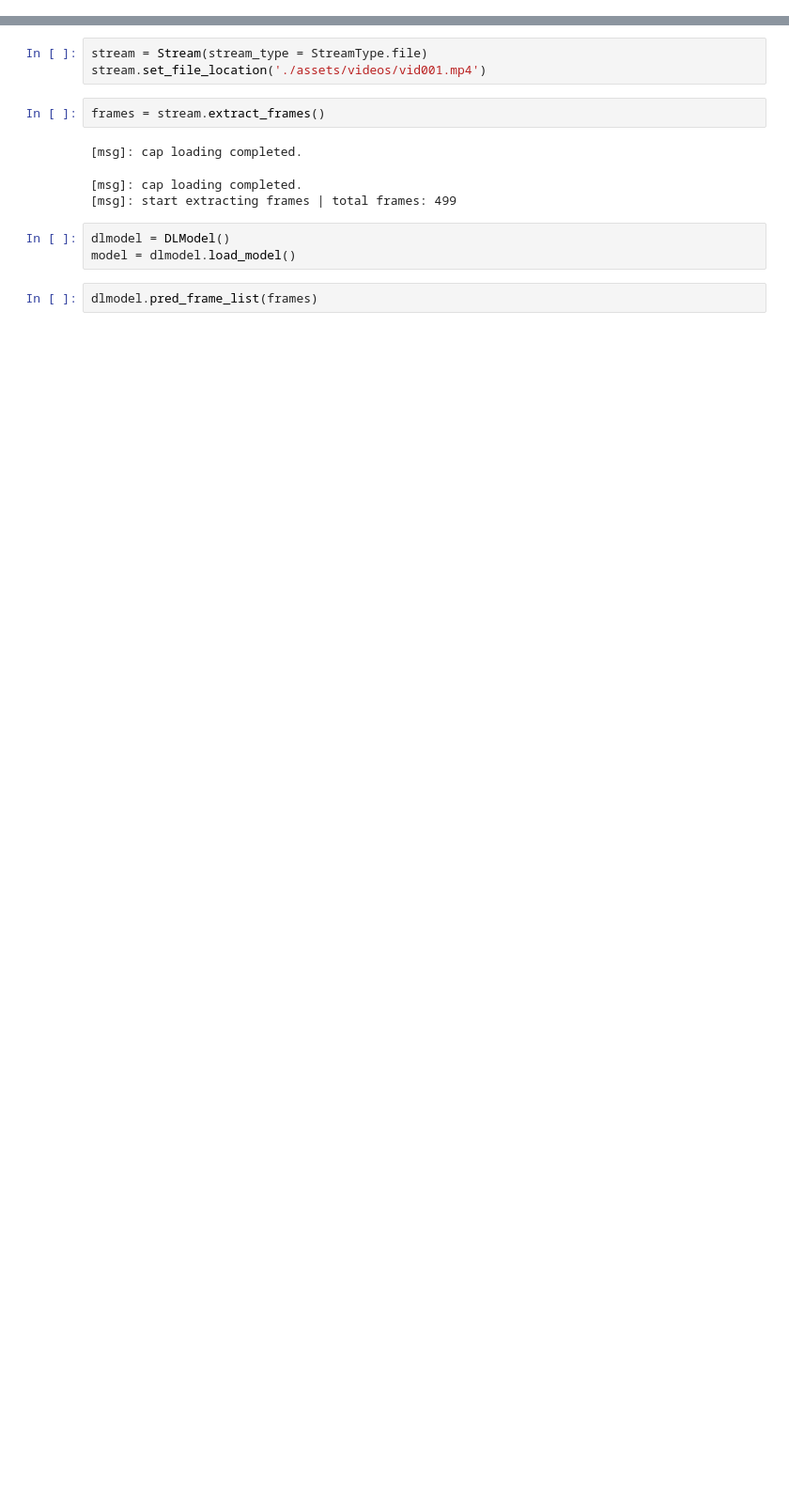
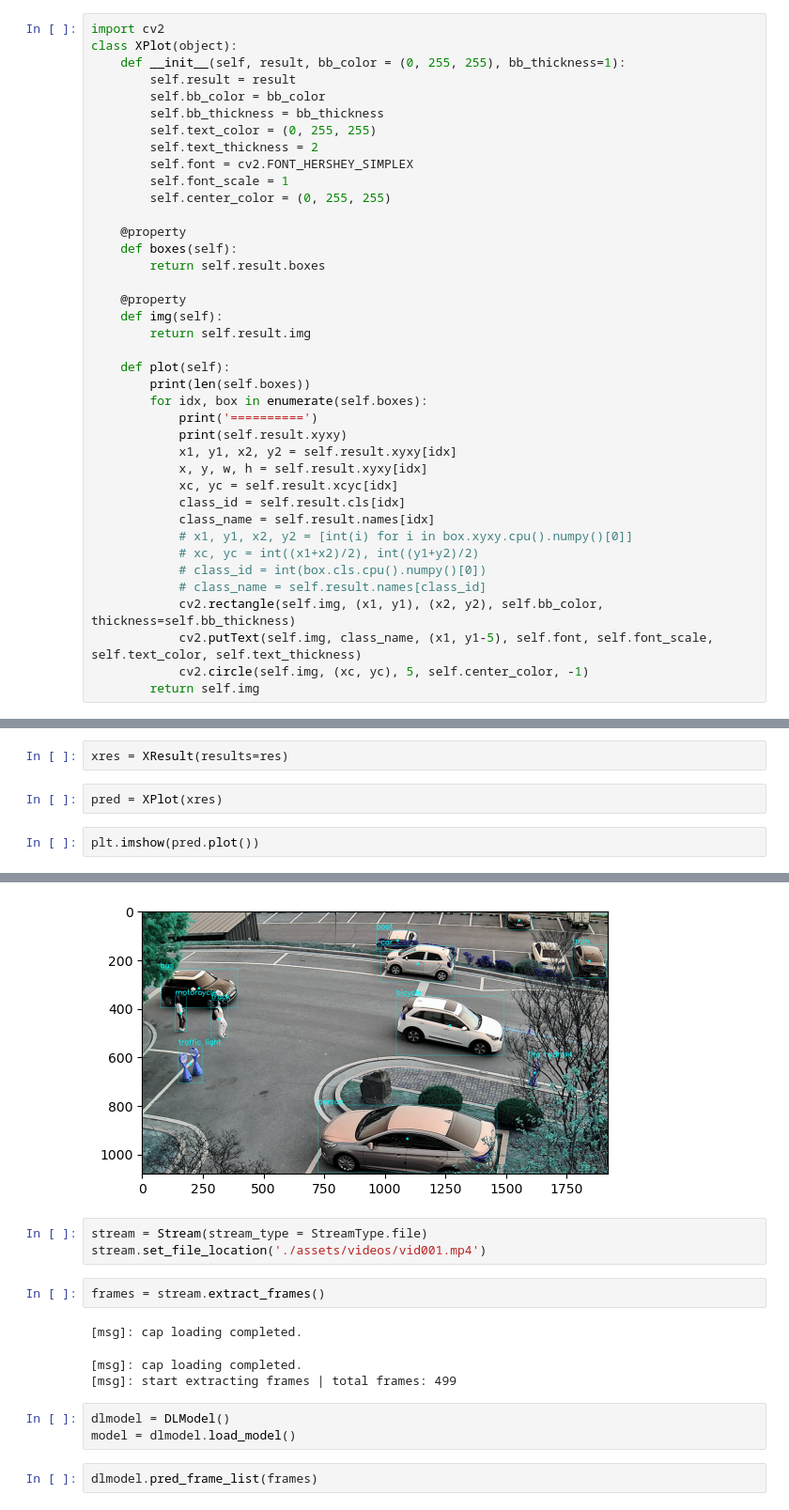
Before and after one commit to Lab-s-Project/cv_thesis_repo, a Jupyter notebook: Untitled.ipynb, the cells around one changed output, grey strips where cells are left out. Shown at 94% size. Saved outputs shown, nothing was run; the diff lists cells and outputs as text; blank space fills up the shorter version.

```diff
--- a/Untitled.ipynb
+++ b/Untitled.ipynb
@@ -8,0 +111,39 @@ import cv2
+# %%
+import cv2
+class XPlot(object):
+    def __init__(self, result, bb_color = (0, 255, 255), bb_thickness=1):
+        self.result = result
+        self.bb_color = bb_color
+        self.bb_thickness = bb_thickness
+        self.text_color = (0, 255, 255)
+        self.text_thickness = 2
+        self.font = cv2.FONT_HERSHEY_SIMPLEX
+        self.font_scale = 1
+        self.center_color = (0, 255, 255)
+
+    @property
+    def boxes(self):
+        return self.result.boxes
+
+    @property
+    def img(self):
+        return self.result.img
+
+    def plot(self):
+        print(len(self.boxes))
+        for idx, box in enumerate(self.boxes):
+            print('==========')
+            print(self.result.xyxy)
+            x1, y1, x2, y2 = self.result.xyxy[idx]
+            x, y, w, h = self.result.xyxy[idx]
+            xc, yc = self.result.xcyc[idx]
+            class_id = self.result.cls[idx]
+            class_name = self.result.names[idx]
+            # x1, y1, x2, y2 = [int(i) for i in box.xyxy.cpu().numpy()[0]]
+            # xc, yc = int((x1+x2)/2), int((y1+y2)/2)
+            # class_id = int(box.cls.cpu().numpy()[0])
+            # class_name = self.result.names[class_id]
+            cv2.rectangle(self.img, (x1, y1), (x2, y2), self.bb_color, thickness=self.bb_thickness)
+            cv2.putText(self.img, class_name, (x1, y1-5), self.font, self.font_scale, self.text_color, self.text_thickness)
+            cv2.circle(self.img, (xc, yc), 5, self.center_color, -1)
+        return self.img
@@ -8,0 +155,7 @@ import cv2
+# %%
+xres = XResult(results=res)
+# %%
+pred = XPlot(xres)
+# %%
+plt.imshow(pred.plot())
+# %% [output]
@@ -9,3 +180,4 @@ import cv2
+[figure, added]
 # %%
 stream = Stream(stream_type = StreamType.file)
 stream.set_file_location('./assets/videos/vid001.mp4')
```
Also changed, not shown: parts of 11 cells of this notebook, 9 other files.
